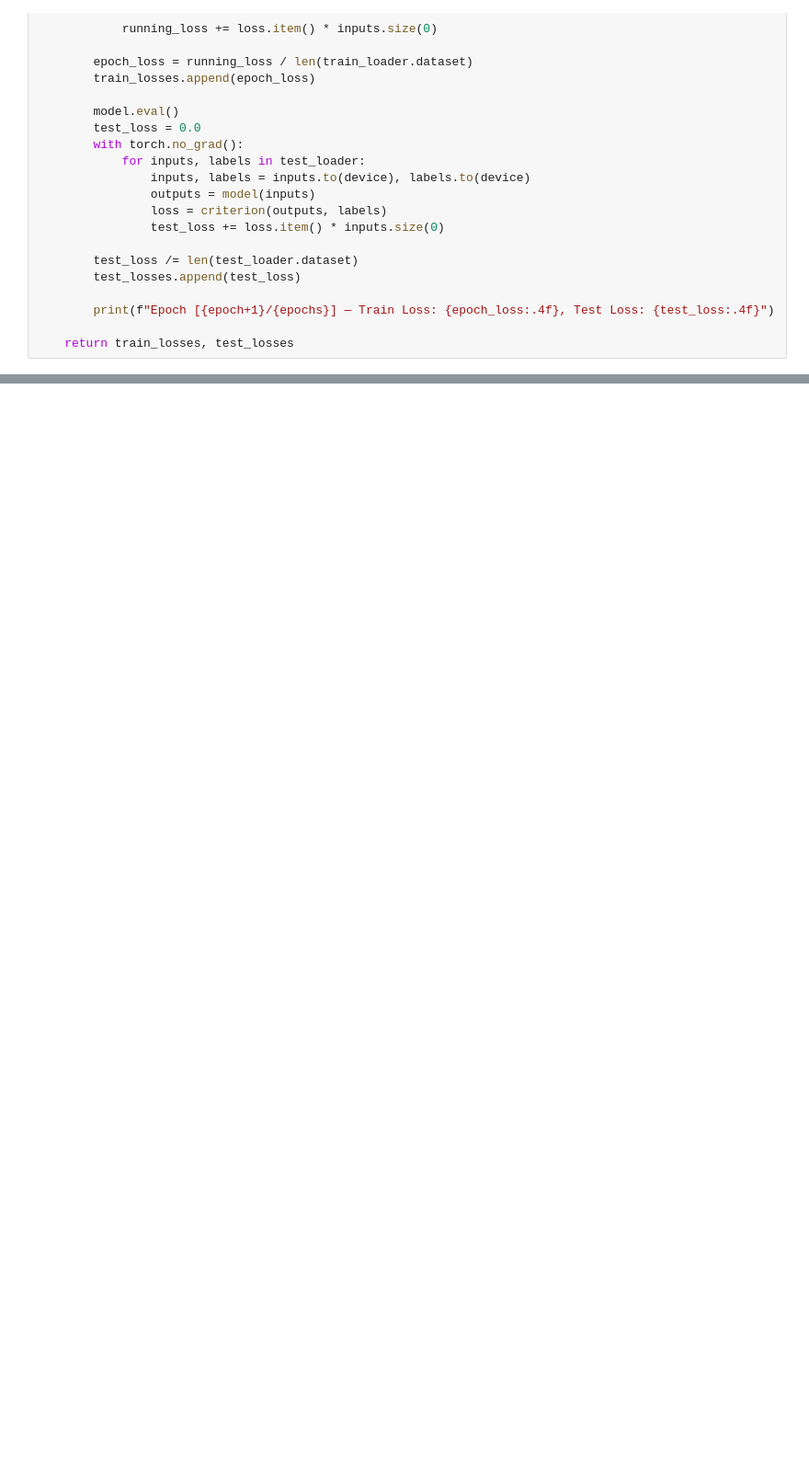
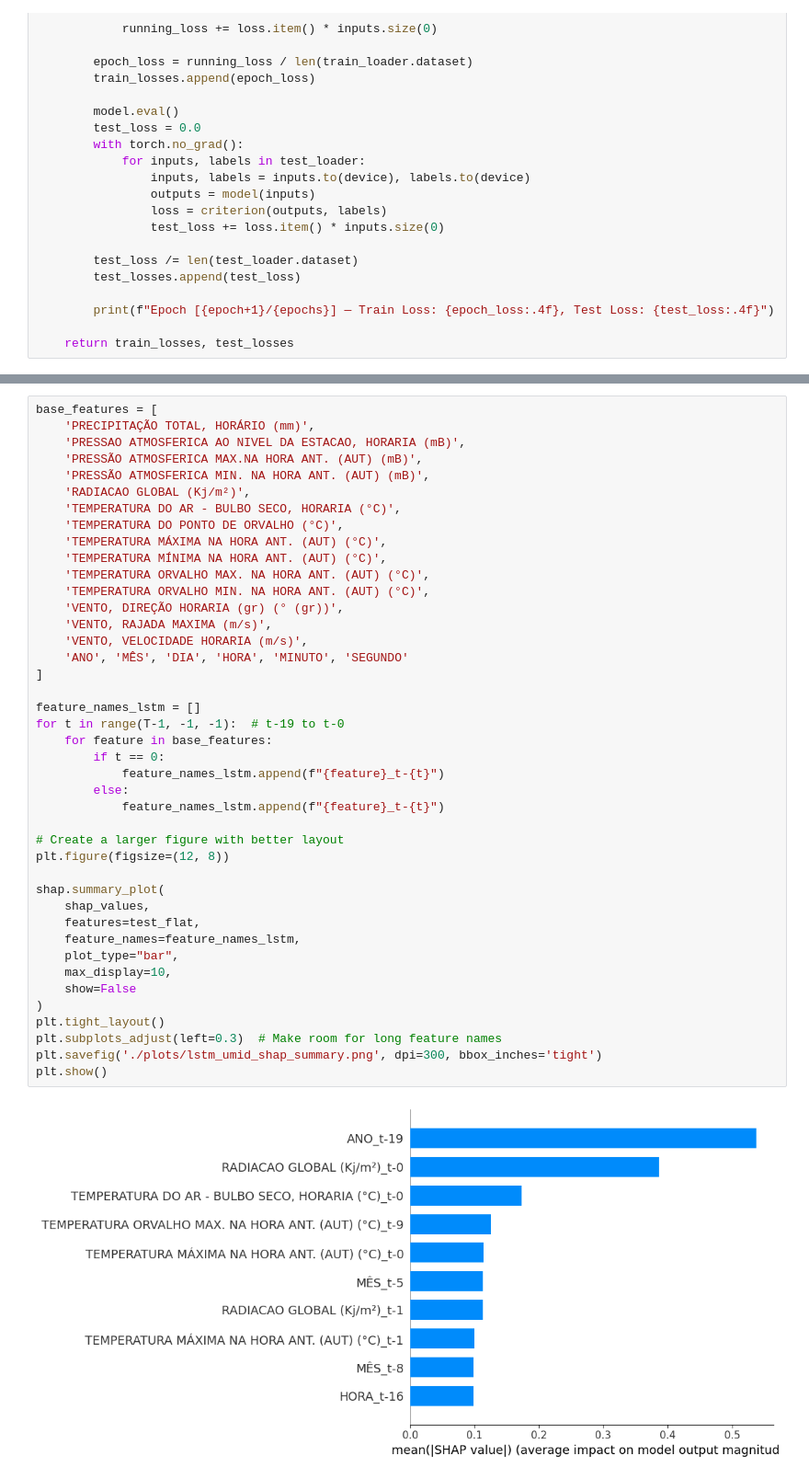
Before and after one commit to janseealves/extreme-waether-forecasting, a Jupyter notebook: lstm_umidade.ipynb, the cells around one changed output, grey strips where cells are left out. Shown at 92% size. Saved outputs shown, nothing was run; the diff lists cells and outputs as text; blank space fills up the shorter version.

```diff
--- a/lstm_umidade.ipynb
+++ b/lstm_umidade.ipynb
@@ -290,0 +579,44 @@ RMSE: 1.1192
+# %%
+base_features = [
+    'PRECIPITAÇÃO TOTAL, HORÁRIO (mm)',
+    'PRESSAO ATMOSFERICA AO NIVEL DA ESTACAO, HORARIA (mB)',
+    'PRESSÃO ATMOSFERICA MAX.NA HORA ANT. (AUT) (mB)',
+    'PRESSÃO ATMOSFERICA MIN. NA HORA ANT. (AUT) (mB)',
+    'RADIACAO GLOBAL (Kj/m²)',
+    'TEMPERATURA DO AR - BULBO SECO, HORARIA (°C)',
+    'TEMPERATURA DO PONTO DE ORVALHO (°C)',
+    'TEMPERATURA MÁXIMA NA HORA ANT. (AUT) (°C)',
+    'TEMPERATURA MÍNIMA NA HORA ANT. (AUT) (°C)',
+    'TEMPERATURA ORVALHO MAX. NA HORA ANT. (AUT) (°C)',
+    'TEMPERATURA ORVALHO MIN. NA HORA ANT. (AUT) (°C)',
+    'VENTO, DIREÇÃO HORARIA (gr) (° (gr))',
+    'VENTO, RAJADA MAXIMA (m/s)',
+    'VENTO, VELOCIDADE HORARIA (m/s)',
+    'ANO', 'MÊS', 'DIA', 'HORA', 'MINUTO', 'SEGUNDO'
+]
+
+feature_names_lstm = []
+for t in range(T-1, -1, -1):  # t-19 to t-0
+    for feature in base_features:
+        if t == 0:
+            feature_names_lstm.append(f"{feature}_t-{t}")
+        else:
+            feature_names_lstm.append(f"{feature}_t-{t}")
+
+# Create a larger figure with better layout
+plt.figure(figsize=(12, 8))
+
+shap.summary_plot(
+    shap_values,
+    features=test_flat,
+    feature_names=feature_names_lstm,
+    plot_type="bar",
+    max_display=10,
+    show=False
+)
+plt.tight_layout()
+plt.subplots_adjust(left=0.3)  # Make room for long feature names
+plt.savefig('./plots/lstm_umid_shap_summary.png', dpi=300, bbox_inches='tight')
+plt.show()
+# %% [output]
+[figure, added]
```
Also changed, not shown: parts of 17 cells of this notebook, 47 other files.
